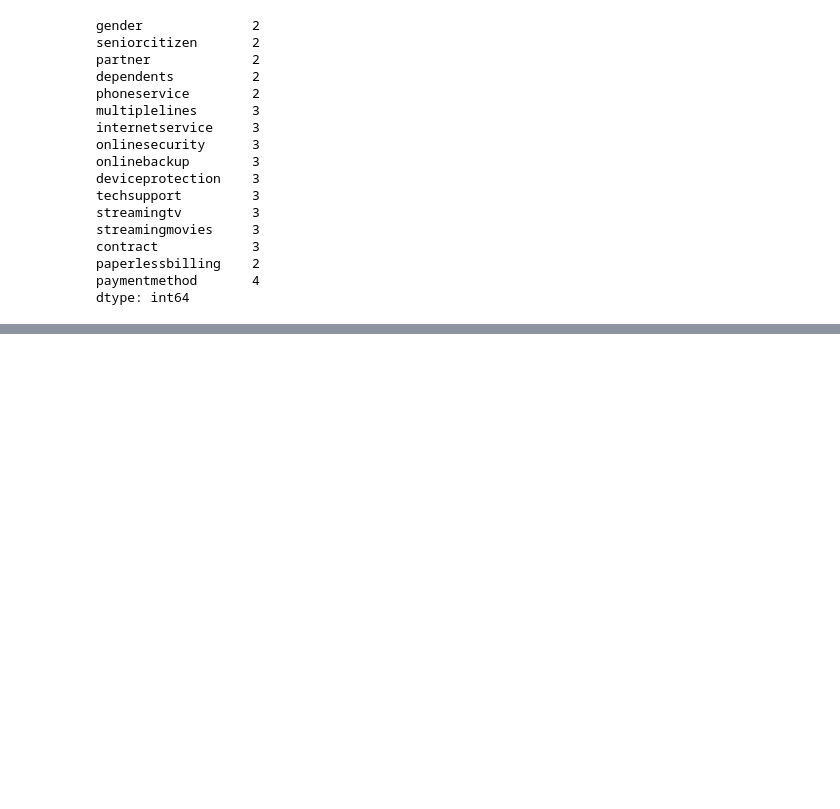
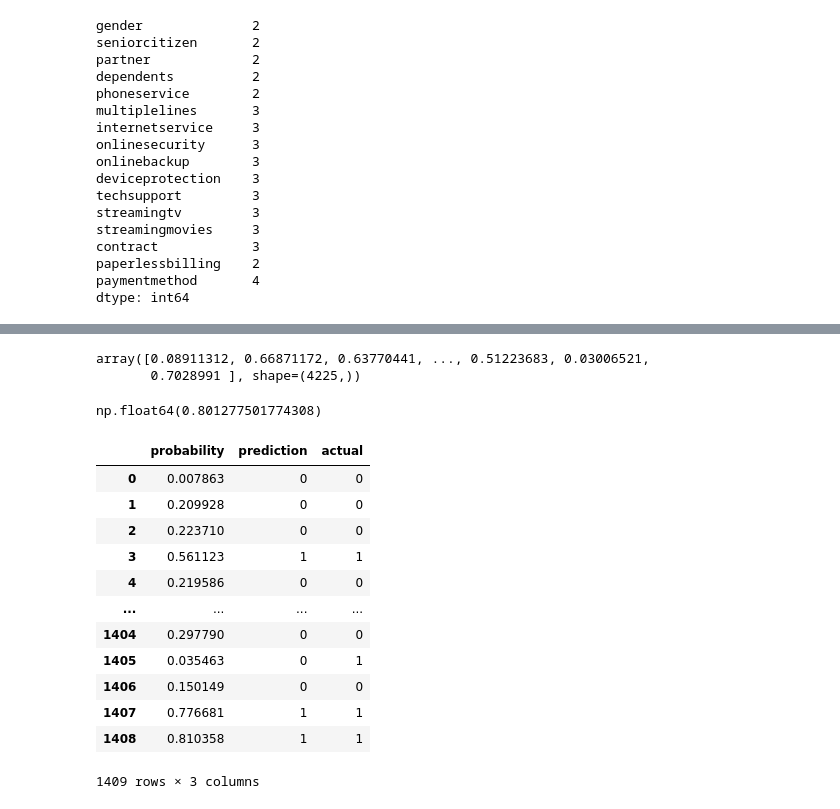
Before and after one commit to AFMac/MLZoomCamp_homework, a Jupyter notebook: 03 - classification/module_learning.ipynb, the cells around one changed output, grey strips where cells are left out. Cells and saved outputs as stored; diff of their text form; code cells hidden in the pictures; blank space fills up the shorter version.

```diff
--- a/03 - classification/module_learning.ipynb
+++ b/03 - classification/module_learning.ipynb
@@ -231,0 +536,3 @@ dtype: int64
+# %%
+model = LogisticRegression()
+model.fit(X_train, y_train)
@@ -231,0 +576,5 @@ dtype: int64
+# %%
+model.predict_proba(X_train)[:,1]  # this just keeps the 2nd column, p(churn)
+# %% [output]
+array([0.08911312, 0.66871172, 0.63770441, ..., 0.51223683, 0.03006521,
+       0.7028991 ], shape=(4225,))
@@ -231,0 +585,4 @@ dtype: int64
+# %%
+(y_val == churn_decision).mean()  # based on this, 80% of our predictions match
+# %% [output]
+np.float64(0.801277501774308)
@@ -231,0 +594,16 @@ dtype: int64
+# %%
+df_pred
+# %% [output]
+|  | probability | prediction | actual |
+| 0 | 0.007863 | 0 | 0 |
+| 1 | 0.209928 | 0 | 0 |
+| 2 | 0.223710 | 0 | 0 |
+| 3 | 0.561123 | 1 | 1 |
+| 4 | 0.219586 | 0 | 0 |
+| ... | ... | ... | ... |
+| 1404 | 0.297790 | 0 | 0 |
+| 1405 | 0.035463 | 0 | 1 |
+| 1406 | 0.150149 | 0 | 0 |
+| 1407 | 0.776681 | 1 | 1 |
+| 1408 | 0.810358 | 1 | 1 |
+1409 rows × 3 columns
```
Also changed, not shown: parts of 91 cells of this notebook, 2 other files.
